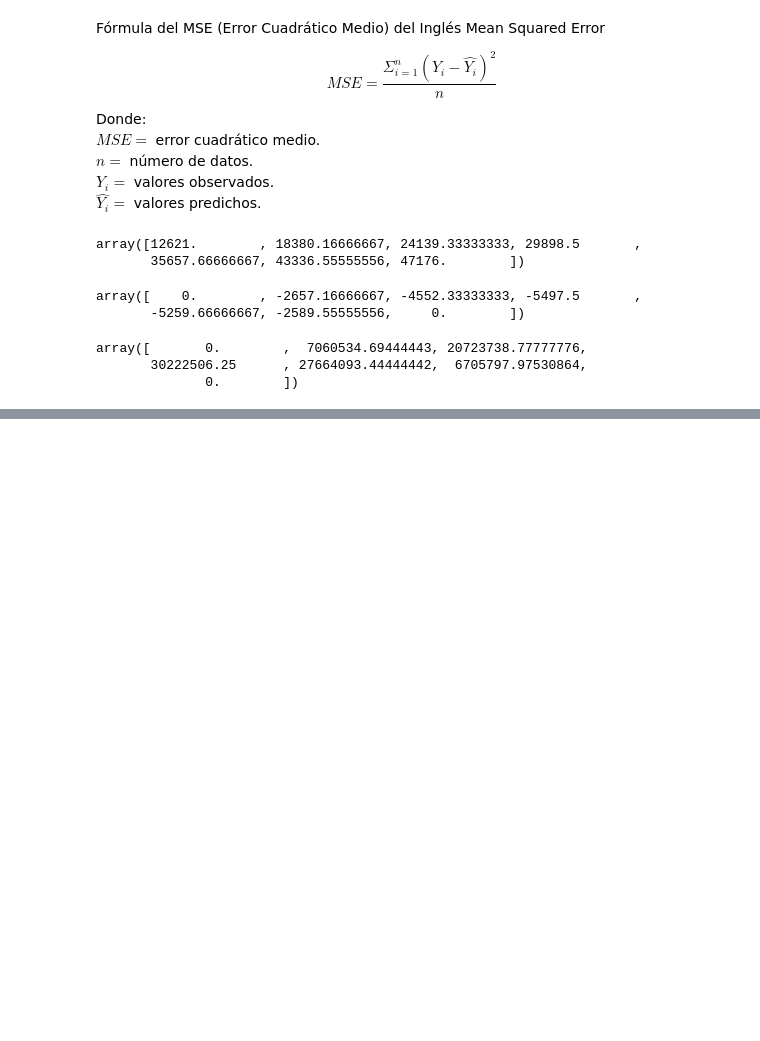
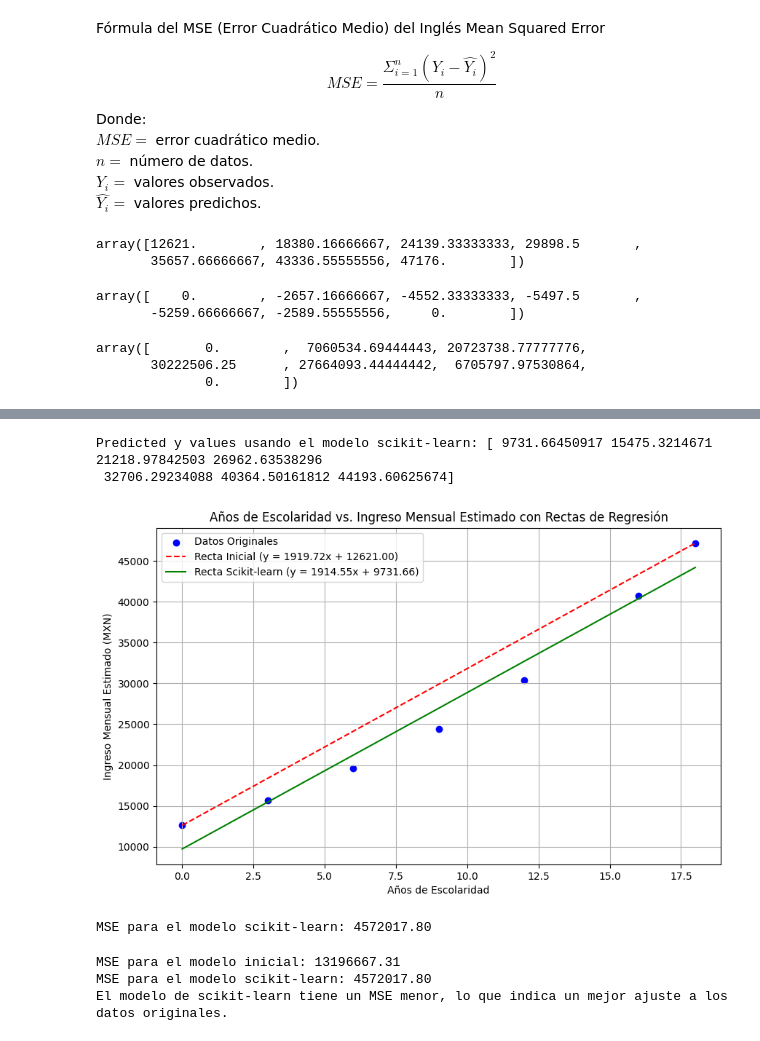
Before and after one commit to ErikDlrr/mineriaDeDatos, a Jupyter notebook: MineriaDeDatos2.ipynb, the cells around one changed output, grey strips where cells are left out. Saved outputs shown, nothing was run; the diff lists cells and outputs as text; code cells hidden in the pictures; blank space fills up the shorter version.

```diff
--- a/MineriaDeDatos2.ipynb
+++ b/MineriaDeDatos2.ipynb
@@ -872,0 +892,6 @@ array([       0.        ,  7060534.69444443, 20723738.77777776,
+# %%
+# Cambia la forma de anios_escolaridad a 2D array como es requerido por sklearn
+X = anios_escolaridad.reshape(-1, 1)
+y = ingreso_mensual_estimado_mx
+
+X
@@ -872,0 +906,11 @@ array([       0.        ,  7060534.69444443, 20723738.77777776,
+# %%
+# Crear y ajustar el modelo de regresión lineal
+modelo_regresion = LinearRegression()
+modelo_regresion.fit(X, y)
+
+# Obtener los coeficientes (m) e intercepto (b) del nuevo modelo
+m_sklearn = modelo_regresion.coef_[0]
+b_sklearn = modelo_regresion.intercept_
+
+print(f"Coefficients (m) from scikit-learn: {m_sklearn:.2f}")
+print(f"Intercept (b) from scikit-learn: {b_sklearn:.2f}")
@@ -872,0 +928,41 @@ array([       0.        ,  7060534.69444443, 20723738.77777776,
+# %%
+y_pred_sklearn = m_sklearn * anios_escolaridad + b_sklearn
+print("Predicted y valores usando el modelo scikit-learn:", y_pred_sklearn)
+# %% [output]
+Predicted y values usando el modelo scikit-learn: [ 9731.66450917 15475.3214671  21218.97842503 26962.63538296
+ 32706.29234088 40364.50161812 44193.60625674]
+# %%
+import matplotlib.pyplot as plt
+
+plt.figure(figsize=(10, 6))
+plt.scatter(anios_escolaridad, ingreso_mensual_estimado_mx, label='Datos Originales', color='blue')
+plt.plot(anios_escolaridad, linea_ingreso_estimado_new_plot, color='red', linestyle='--', label=f'Recta Inicial (y = {m:.2f}x + {b:.2f})')
+plt.plot(anios_escolaridad, y_pred_sklearn, color='green', linestyle='-', label=f'Recta Scikit-learn (y = {m_sklearn:.2f}x + {b_sklearn:.2f})')
+plt.title('Años de Escolaridad vs. Ingreso Mensual Estimado con Rectas de Regresión')
+plt.xlabel('Años de Escolaridad')
+plt.ylabel('Ingreso Mensual Estimado (MXN)')
+plt.grid(True)
+plt.legend()
+plt.show()
+# %% [output]
+[figure, added]
+# %%
+errores_sklearn = ingreso_mensual_estimado_mx - y_pred_sklearn
+mse_sklearn = np.mean(errores_sklearn**2)
+print(f"MSE para el modelo scikit-learn: {mse_sklearn:.2f}")
+# %% [output]
+MSE para el modelo scikit-learn: 4572017.80
+# %%
+print(f"MSE para el modelo inicial: {mse:.2f}")
+print(f"MSE para el modelo scikit-learn: {mse_sklearn:.2f}")
+
+if mse_sklearn < mse:
+    print("El modelo de scikit-learn tiene un MSE menor, lo que indica un mejor ajuste a los datos originales.")
+elif mse_sklearn > mse:
+    print("El modelo inicial tiene un MSE menor, lo que indica un mejor ajuste a los datos originales.")
+else:
+    print("Ambos modelos tienen el mismo MSE.")
+# %% [output]
+MSE para el modelo inicial: 13196667.31
+MSE para el modelo scikit-learn: 4572017.80
+El modelo de scikit-learn tiene un MSE menor, lo que indica un mejor ajuste a los datos originales.
```
Also changed, not shown: parts of 8 cells of this notebook.
